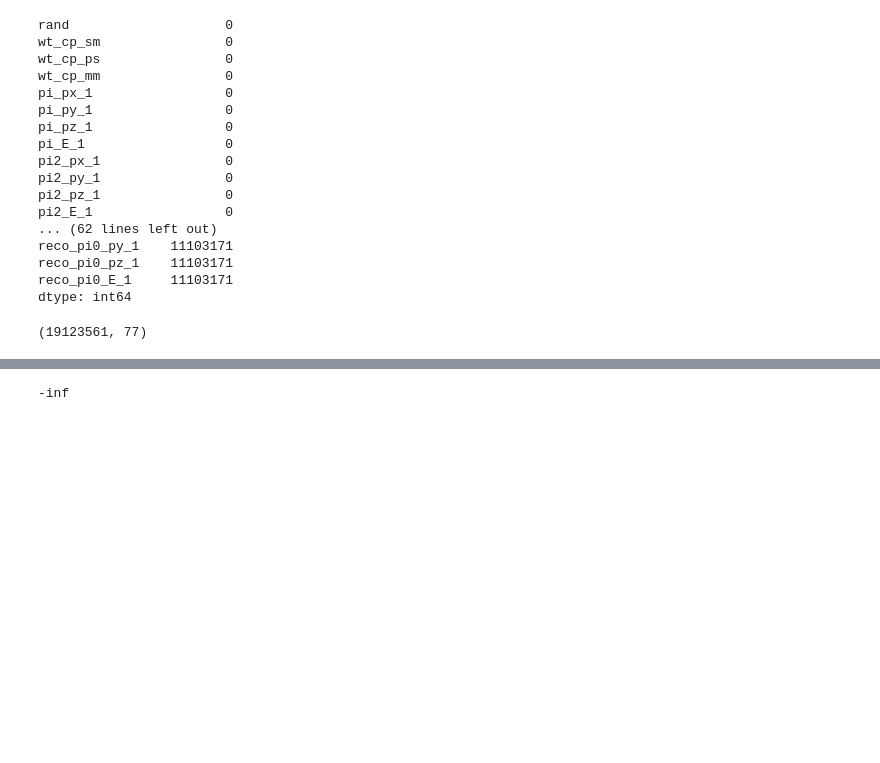
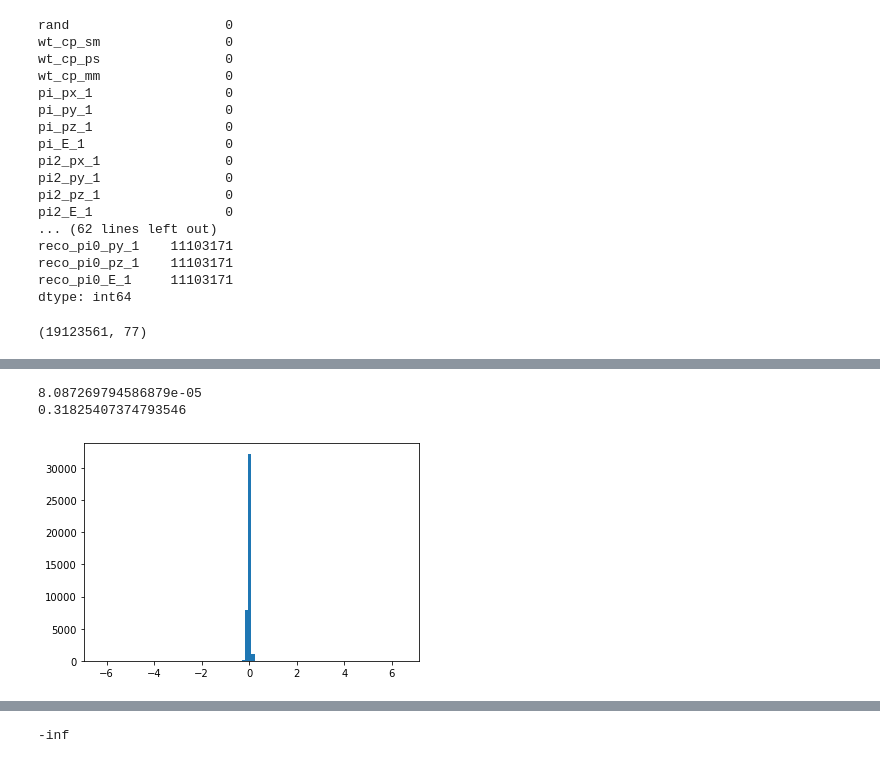
Before and after one commit to stanleyycheung/MSci-Project-HiggsTauTau, a Jupyter notebook: stanley/smearing.ipynb, the cells around one changed output, grey strips where cells are left out. Saved outputs shown, nothing was run; the diff lists cells and outputs as text; code cells hidden in the pictures; blank space fills up the shorter version.

```diff
--- a/stanley/smearing.ipynb
+++ b/stanley/smearing.ipynb
@@ -191,0 +245,10 @@ df_test = df[(df.metx != -9999) & (df.reco_metx != -9999)]
+# %%
+phi_err = phi_dist-eta_sample
+print(np.mean(phi_err))
+print(np.std(phi_err, ddof=1))
+plt.hist(phi_err, bins=100)
+plt.show()
+# %% [output]
+8.087269794586879e-05
+0.31825407374793546
+[figure, added]
```
Also changed, not shown: parts of 21 cells of this notebook, 2 other files.
